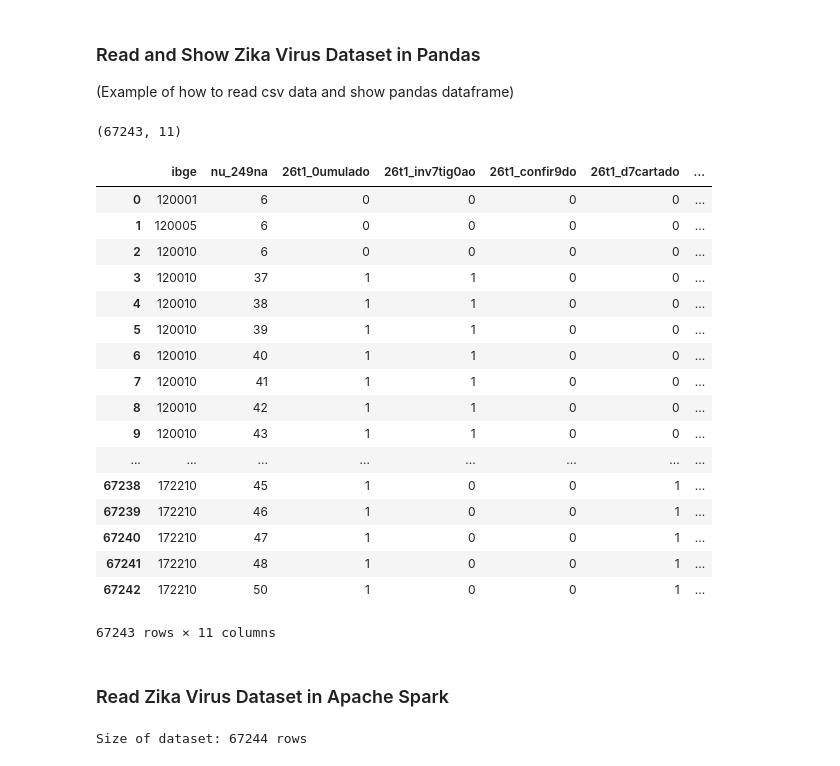
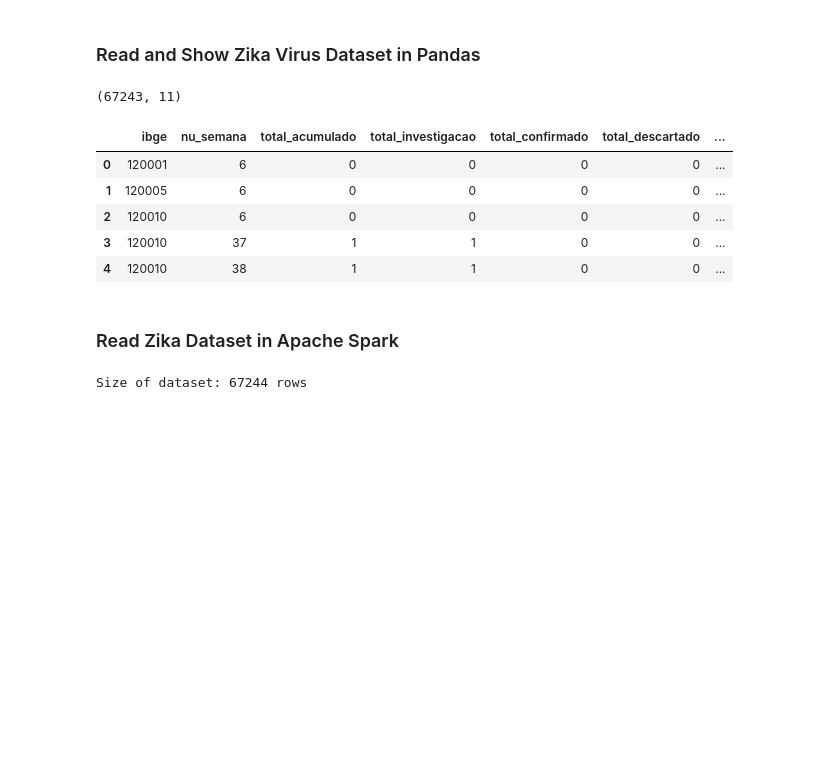
Before and after one commit to v4ires/zika-analysis, a Jupyter notebook: draft_algorithm.ipynb, the cells around one changed output. Cells and saved outputs as stored; diff of their text form; code cells hidden in the pictures; blank space fills up the shorter version.

```diff
--- a/draft_algorithm.ipynb
+++ b/draft_algorithm.ipynb
@@ -50,6 +25,5 @@ def show_rdd(x):
 # %% [markdown]
 ### Read and Show Zika Virus Dataset in Pandas
-(Example of how to read csv data and show pandas dataframe)
 # %%
 #Show Zika Table Content
 input_path = 'dataset/lista_dados_sage_origin_headers.csv'
@@ -60,28 +35,16 @@ file_input_pd.shape
 (67243, 11)
 # %%
 #Show Table Content
-file_input_pd
+file_input_pd.head(5)
 # %% [output]
-|  | ibge | nu_249na | 26t1_0umulado | 26t1_inv7tig0ao | 26t1_confir9do | 26t1_d7cartado | ... |
+|  | ibge | nu_semana | total_acumulado | total_investigacao | total_confirmado | total_descartado | ... |
 | 0 | 120001 | 6 | 0 | 0 | 0 | 0 | ... |
 | 1 | 120005 | 6 | 0 | 0 | 0 | 0 | ... |
 | 2 | 120010 | 6 | 0 | 0 | 0 | 0 | ... |
 | 3 | 120010 | 37 | 1 | 1 | 0 | 0 | ... |
 | 4 | 120010 | 38 | 1 | 1 | 0 | 0 | ... |
-| 5 | 120010 | 39 | 1 | 1 | 0 | 0 | ... |
-| 6 | 120010 | 40 | 1 | 1 | 0 | 0 | ... |
-| 7 | 120010 | 41 | 1 | 1 | 0 | 0 | ... |
-| 8 | 120010 | 42 | 1 | 1 | 0 | 0 | ... |
-| 9 | 120010 | 43 | 1 | 1 | 0 | 0 | ... |
-| ... | ... | ... | ... | ... | ... | ... | ... |
-| 67238 | 172210 | 45 | 1 | 0 | 0 | 1 | ... |
-| 67239 | 172210 | 46 | 1 | 0 | 0 | 1 | ... |
-| 67240 | 172210 | 47 | 1 | 0 | 0 | 1 | ... |
-| 67241 | 172210 | 48 | 1 | 0 | 0 | 1 | ... |
-| 67242 | 172210 | 50 | 1 | 0 | 0 | 1 | ... |
-67243 rows × 11 columns
 # %% [markdown]
-### Read Zika Virus Dataset in Apache Spark
+### Read Zika Dataset in Apache Spark
 # %%
 input_rdd = sc.textFile(input_path)
 print("Size of dataset:", input_rdd.count(), "rows")
```
Also changed, not shown: parts of 29 cells of this notebook, 22 other files.
